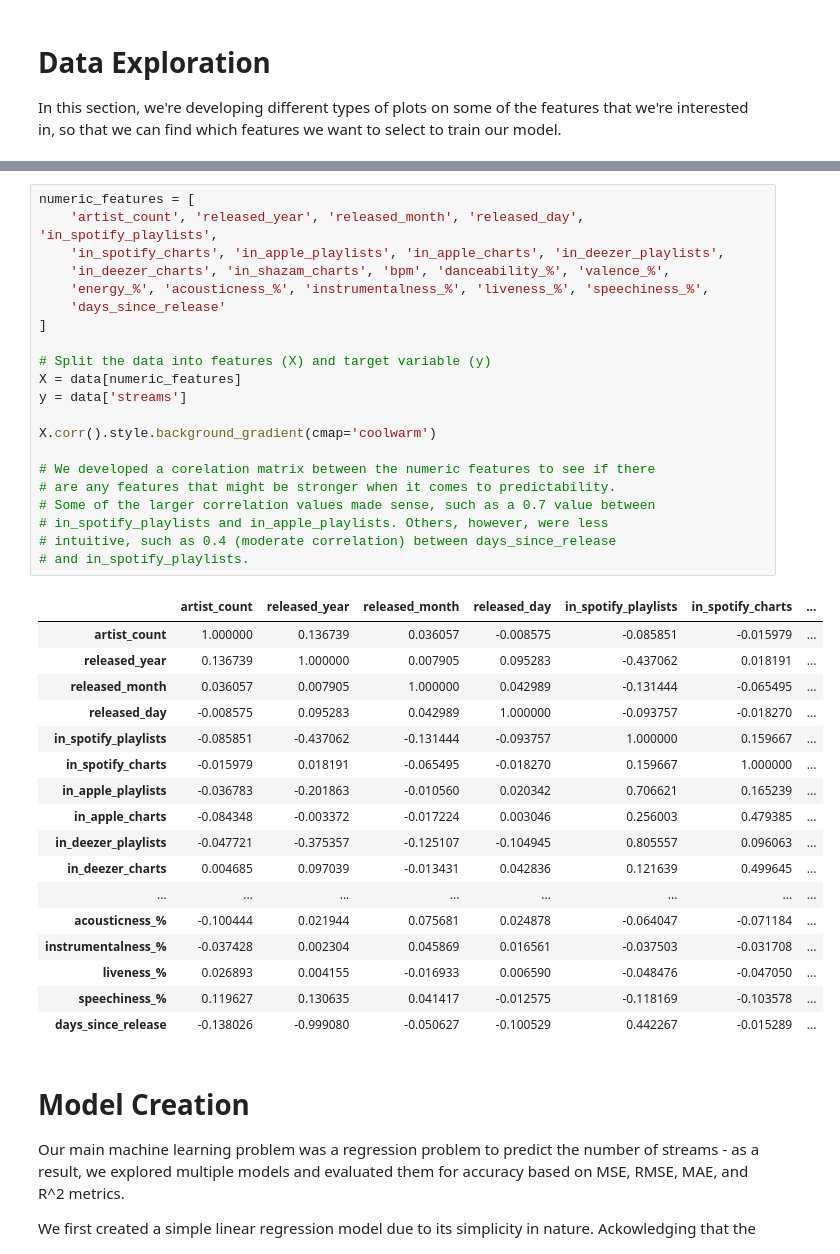
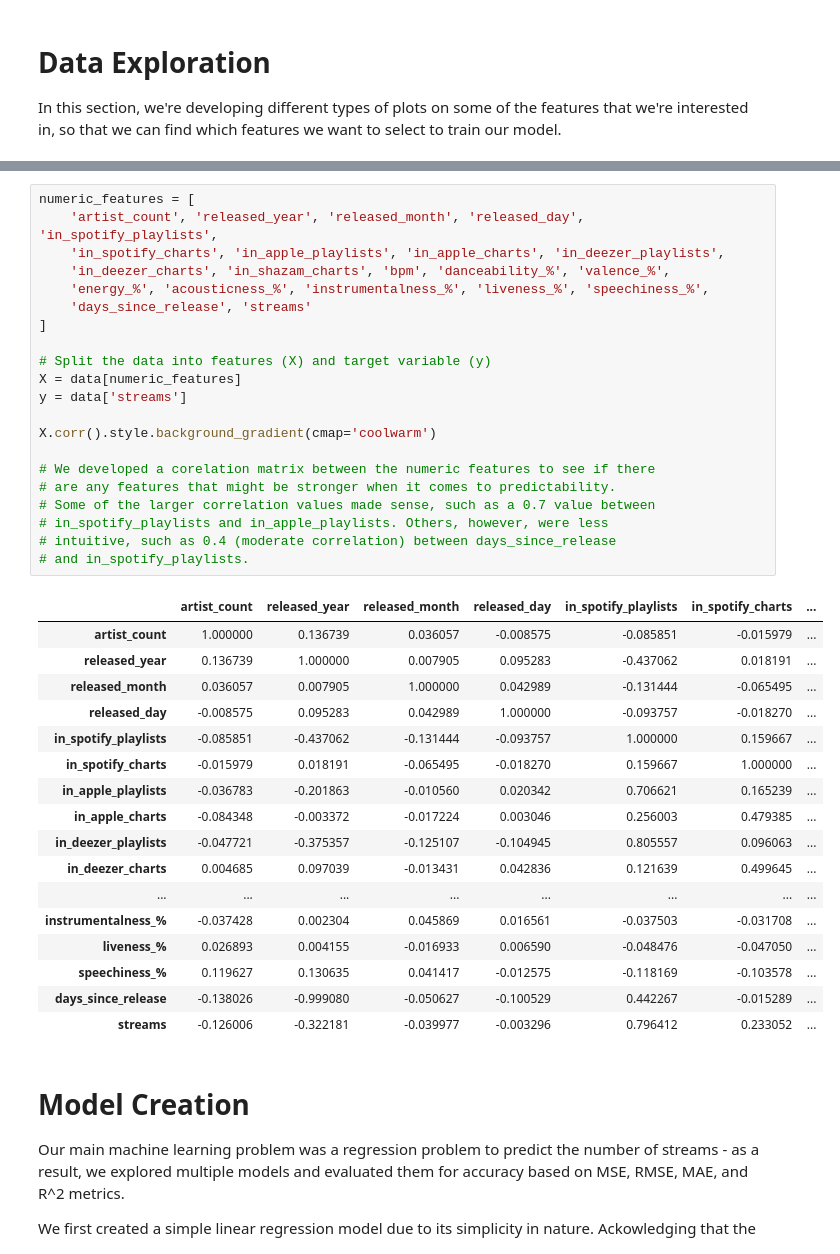
Before and after one commit to bennykn8/SpotifyStreamsML, a Jupyter notebook: SpotifyStreamsMLModels.ipynb, the cells around one changed output, grey strips where cells are left out. Cells and saved outputs as stored; diff of their text form.

```diff
--- a/SpotifyStreamsMLModels.ipynb
+++ b/SpotifyStreamsMLModels.ipynb
@@ -188,39 +190,39 @@ numeric_features = [
     'in_spotify_charts', 'in_apple_playlists', 'in_apple_charts', 'in_deezer_playlists',
     'in_deezer_charts', 'in_shazam_charts', 'bpm', 'danceability_%', 'valence_%',
     'energy_%', 'acousticness_%', 'instrumentalness_%', 'liveness_%', 'speechiness_%',
-    'days_since_release'
+    'days_since_release', 'streams'
 ]
 
 # Split the data into features (X) and target variable (y)
 X = data[numeric_features]
 y = data['streams']
 
 X.corr().style.background_gradient(cmap='coolwarm')
 
 # We developed a corelation matrix between the numeric features to see if there
 # are any features that might be stronger when it comes to predictability.
 # Some of the larger correlation values made sense, such as a 0.7 value between
 # in_spotify_playlists and in_apple_playlists. Others, however, were less
 # intuitive, such as 0.4 (moderate correlation) between days_since_release
 # and in_spotify_playlists.
 # %% [output]
 |  | artist_count | released_year | released_month | released_day | in_spotify_playlists | in_spotify_charts | ... |
 | artist_count | 1.000000 | 0.136739 | 0.036057 | -0.008575 | -0.085851 | -0.015979 | ... |
 | released_year | 0.136739 | 1.000000 | 0.007905 | 0.095283 | -0.437062 | 0.018191 | ... |
 | released_month | 0.036057 | 0.007905 | 1.000000 | 0.042989 | -0.131444 | -0.065495 | ... |
 | released_day | -0.008575 | 0.095283 | 0.042989 | 1.000000 | -0.093757 | -0.018270 | ... |
 | in_spotify_playlists | -0.085851 | -0.437062 | -0.131444 | -0.093757 | 1.000000 | 0.159667 | ... |
 | in_spotify_charts | -0.015979 | 0.018191 | -0.065495 | -0.018270 | 0.159667 | 1.000000 | ... |
 | in_apple_playlists | -0.036783 | -0.201863 | -0.010560 | 0.020342 | 0.706621 | 0.165239 | ... |
 | in_apple_charts | -0.084348 | -0.003372 | -0.017224 | 0.003046 | 0.256003 | 0.479385 | ... |
 | in_deezer_playlists | -0.047721 | -0.375357 | -0.125107 | -0.104945 | 0.805557 | 0.096063 | ... |
 | in_deezer_charts | 0.004685 | 0.097039 | -0.013431 | 0.042836 | 0.121639 | 0.499645 | ... |
 | ... | ... | ... | ... | ... | ... | ... | ... |
-| acousticness_% | -0.100444 | 0.021944 | 0.075681 | 0.024878 | -0.064047 | -0.071184 | ... |
 | instrumentalness_% | -0.037428 | 0.002304 | 0.045869 | 0.016561 | -0.037503 | -0.031708 | ... |
 | liveness_% | 0.026893 | 0.004155 | -0.016933 | 0.006590 | -0.048476 | -0.047050 | ... |
 | speechiness_% | 0.119627 | 0.130635 | 0.041417 | -0.012575 | -0.118169 | -0.103578 | ... |
 | days_since_release | -0.138026 | -0.999080 | -0.050627 | -0.100529 | 0.442267 | -0.015289 | ... |
+| streams | -0.126006 | -0.322181 | -0.039977 | -0.003296 | 0.796412 | 0.233052 | ... |
 # %% [markdown]
 # Model Creation
 
```
Also changed, not shown: parts of 11 cells of this notebook.
